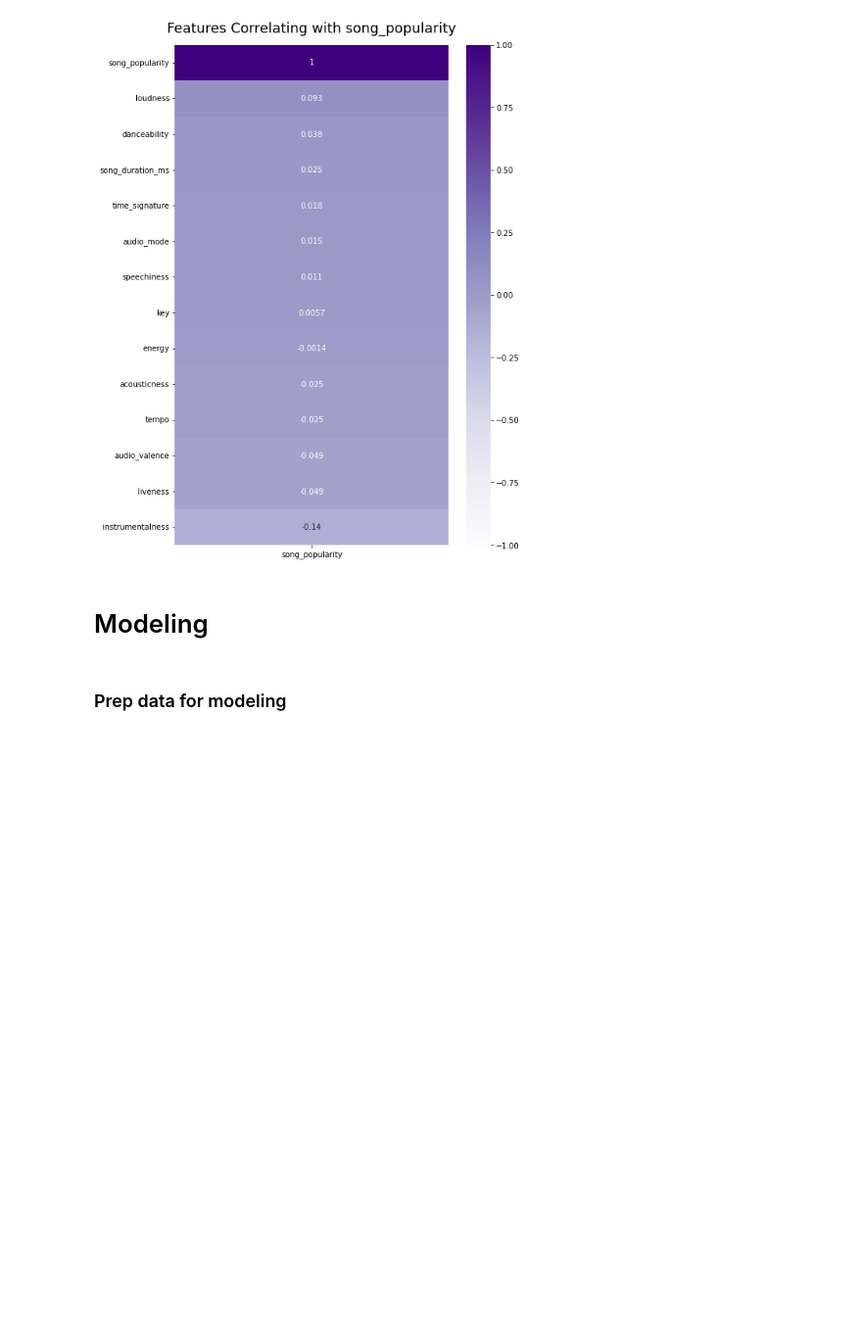
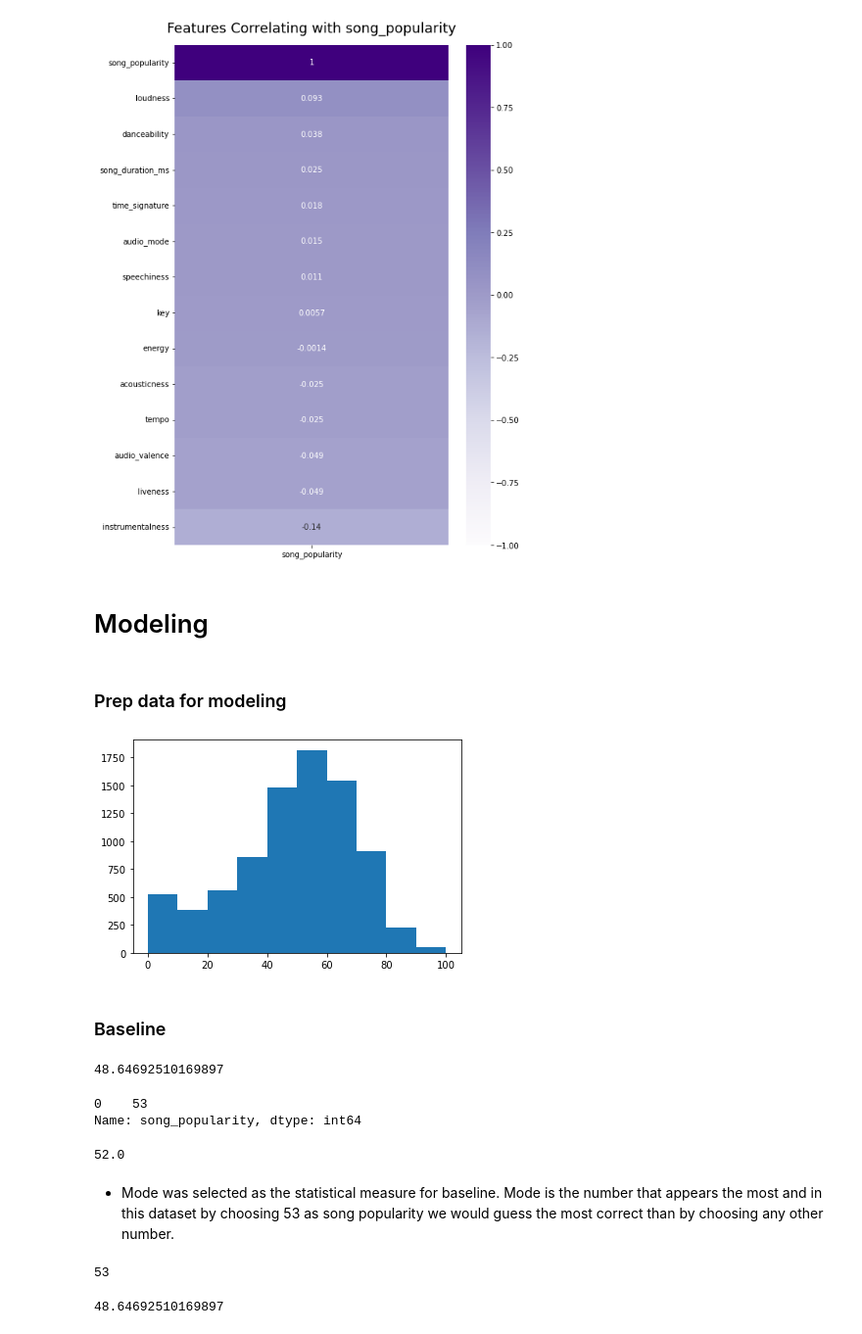
Before and after one commit to Yvette-Ibarra/song_popularity_prediction, a Jupyter notebook: workbook1_song_popularity.ipynb, the cells around one changed output. Shown at 98% size. Cells and saved outputs as stored; diff of their text form; code cells hidden in the pictures; blank space fills up the shorter version.

```diff
--- a/workbook1_song_popularity.ipynb
+++ b/workbook1_song_popularity.ipynb
@@ -429,11 +429,17 @@ heatmap.set_title('Features Correlating with song_popularity', fontdict={'fontsi
 def data_modeling(df,target):
     train,test,validate = split_data(df)
     y_train = train[target]
-    X_train = train.drop(columns ={target})
+    X_train = train.drop(columns ={target,'song_name'})
     y_validate = validate[target]
-    X_validate = validate.drop(columns ={target})
+    X_validate = validate.drop(columns ={target,'song_name'})
     y_test = test[target]
-    X_test = test.drop(columns ={target})
+    X_test = test.drop(columns ={target,'song_name'})
     return y_train, X_train, y_validate,X_validate, y_test, X_test
 # %%
 y_train, X_train, y_validate,X_validate, y_test, x_test = data_modeling(df, 'song_popularity')
+# %%
+plt.hist(y_train);
+# %% [output]
+[figure, added]
+# %% [markdown]
+### Baseline
@@ -439,0 +448,25 @@ y_train, X_train, y_validate,X_validate, y_test, x_test = data_modeling(df, 'son
+# %%
+y_train.mean()
+# %% [output]
+48.64692510169897
+# %%
+y_train.mode()
+# %% [output]
+0    53
+Name: song_popularity, dtype: int64
+# %%
+y_train.median()
+# %% [output]
+52.0
+# %% [markdown]
+* Mode was selected as the statistical measure for baseline. Mode is the number that appears the most and in this dataset by choosing 53 as song popularity we would guess the most correct than by choosing any other number.
+# %%
+baseline_mode =y_train.mode()
+baseline_mode[0]
+# %% [output]
+53
+# %%
+baseline_mean = y_train.mean()
+baseline_mean
+# %% [output]
+48.64692510169897
```
Also changed, not shown: parts of 13 cells of this notebook.
